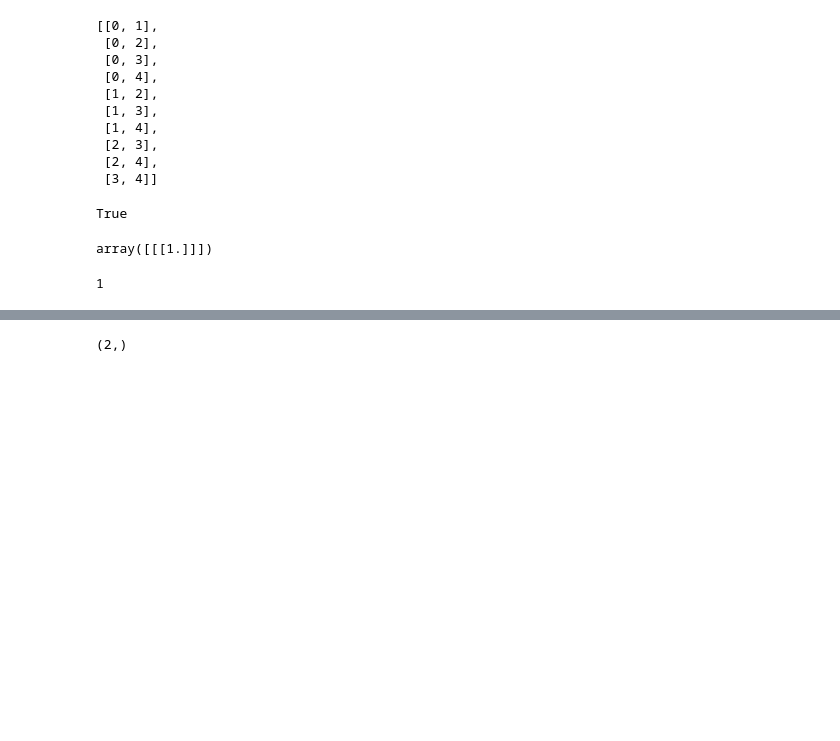
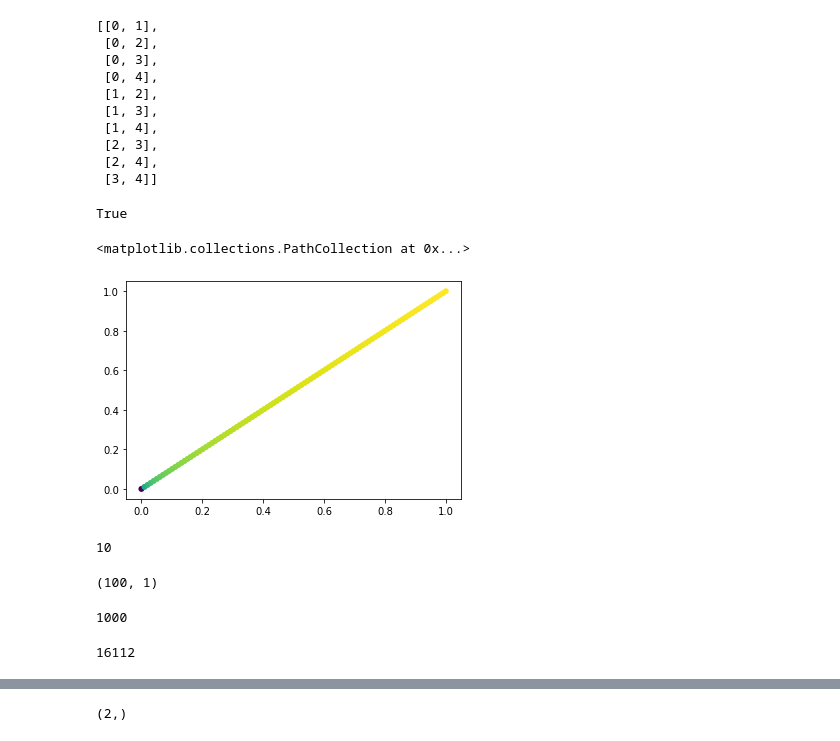
Before and after one commit to JuanUngredda/Constrained-KG, a Jupyter notebook: Untitled.ipynb, the cells around one changed output, grey strips where cells are left out. Saved outputs shown, nothing was run; the diff lists cells and outputs as text; code cells hidden in the pictures; blank space fills up the shorter version.

```diff
--- a/Untitled.ipynb
+++ b/Untitled.ipynb
@@ -35,8 +35,3 @@ comb
  [2, 3],
  [2, 4],
  [3, 4]]
-# %%
-a = [1,2,3]
-1 in a
-# %% [output]
-True
@@ -45,9 +38,29 @@ a = [np.array([[1.]])] + np.array(1e-10)
-# %%
-a = np.array([np.array([[1.]])])
-a
-# %% [output]
-array([[[1.]]])
-# %%
-min(200,1)
-# %% [output]
-1
+# %%
+import numpy as np
+import GPy as gp
+
+k = gp.kern.RBF(input_dim=1, variance=1., lengthscale=1.)
+
+X = np.random.uniform(-3.,3., (20,1))
+Y = np.sin(X) + np.random.randn(20,1)*0.05
+
+m = gp.models.GPRegression(X, Y, kernel=k)
+
+grad = m.predictive_gradients(X)
+
+from GPy.util.config import config
+print(config.getboolean('cython', 'working'))
+# %% [output]
+True
+# %%
+import matplotlib
+import matplotlib.pyplot as plt
+
+x= np.linspace(0,1,100)
+y =np.linspace(0,1,100)
+void_fraction = np.linspace(1e-10,1e-5,100)
+plt.scatter(x,y,edgecolors='none',c=void_fraction,
+                norm=matplotlib.colors.LogNorm())
+# %% [output]
+<matplotlib.collections.PathCollection at 0x...>
+[figure, added]
@@ -53,0 +75,16 @@ min(200,1)
+# %%
+len(partitioned_arr )
+# %% [output]
+10
+# %%
+partitioned_arr[0].shape
+# %% [output]
+(100, 1)
+# %%
+base**dim
+# %% [output]
+1000
+# %%
+np.array([])
+# %% [output]
+16112
```
Also changed, not shown: parts of 10 cells of this notebook, 23 other files.
